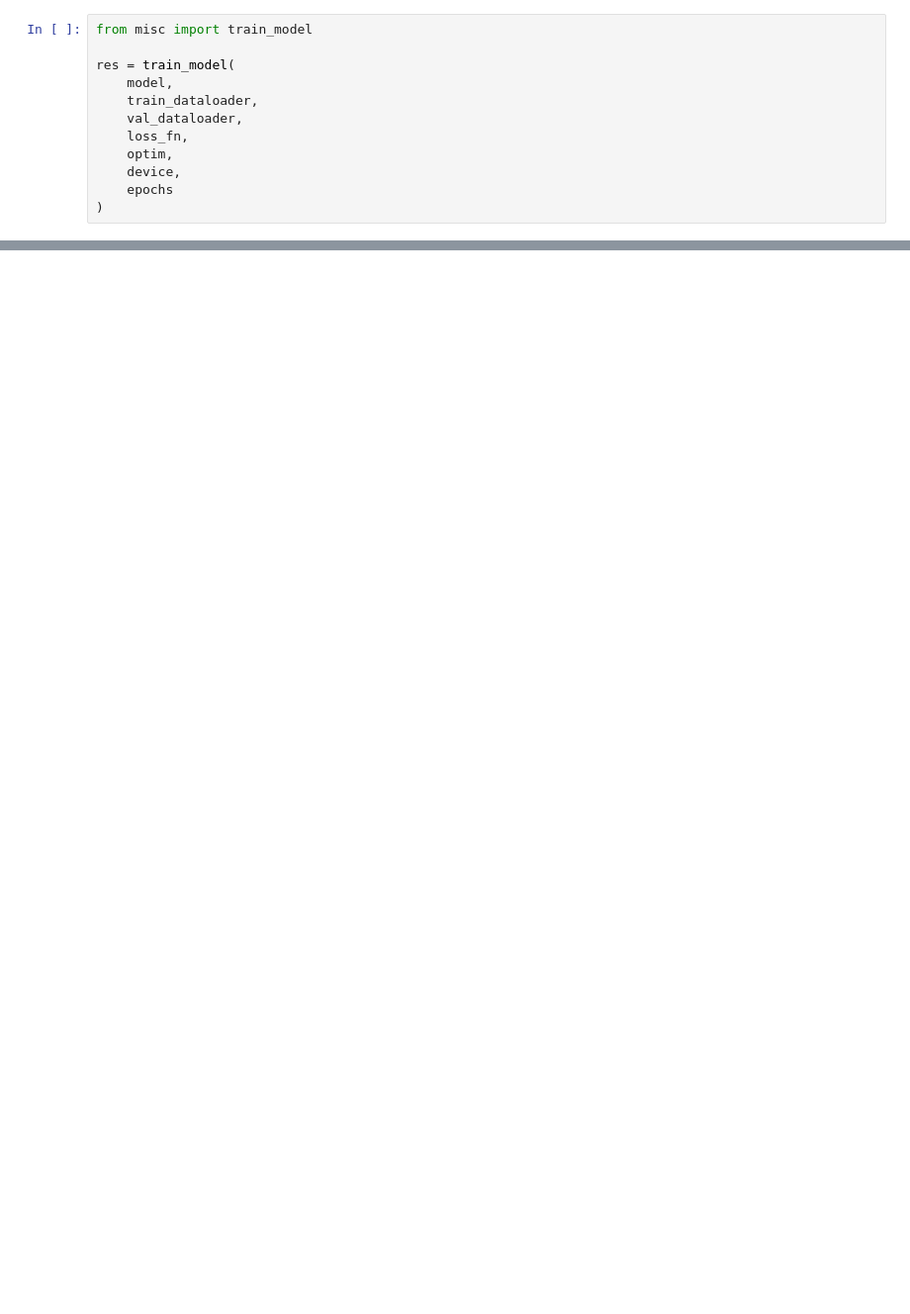
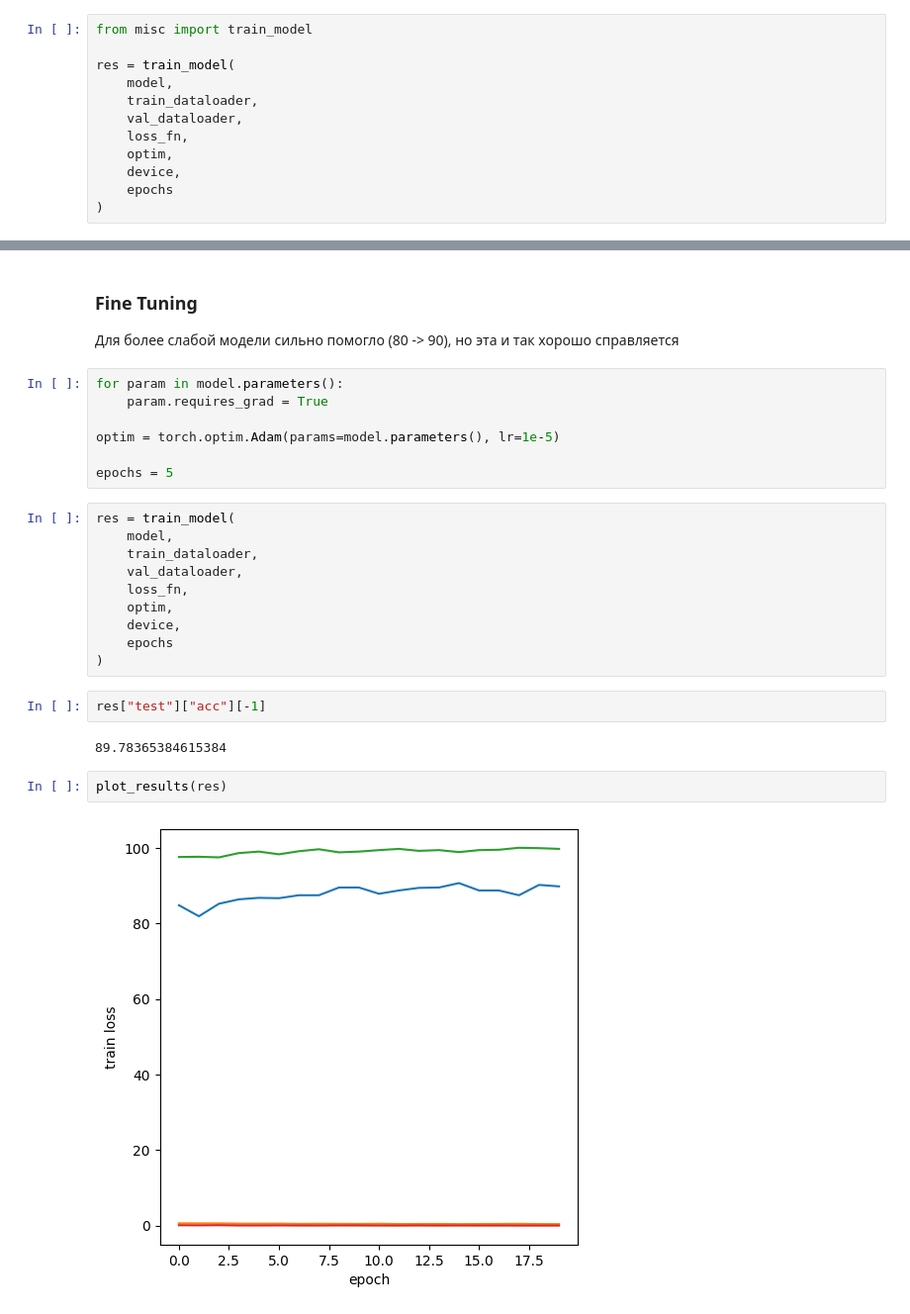
Before and after one commit to DaHL-gh/computer-vision, a Jupyter notebook: lab2/lab2.ipynb, the cells around one changed output, grey strips where cells are left out. Shown at 99% size. Cells and saved outputs as stored; diff of their text form; blank space fills up the shorter version.

```diff
--- a/lab2/lab2.ipynb
+++ b/lab2/lab2.ipynb
@@ -106,0 +154,28 @@ res = train_model(
+# %% [markdown]
+### Fine Tuning
+Для более слабой модели сильно помогло (80 -> 90), но эта и так хорошо справляется
+# %%
+for param in model.parameters():
+    param.requires_grad = True
+
+optim = torch.optim.Adam(params=model.parameters(), lr=1e-5)
+
+epochs = 5
+# %%
+res = train_model(
+    model,
+    train_dataloader,
+    val_dataloader,
+    loss_fn,
+    optim,
+    device,
+    epochs
+)
+# %%
+res["test"]["acc"][-1]
+# %% [output]
+89.78365384615384
+# %%
+plot_results(res)
+# %% [output]
+[figure, added]
```
Also changed, not shown: parts of 22 cells of this notebook, 2 other files.
